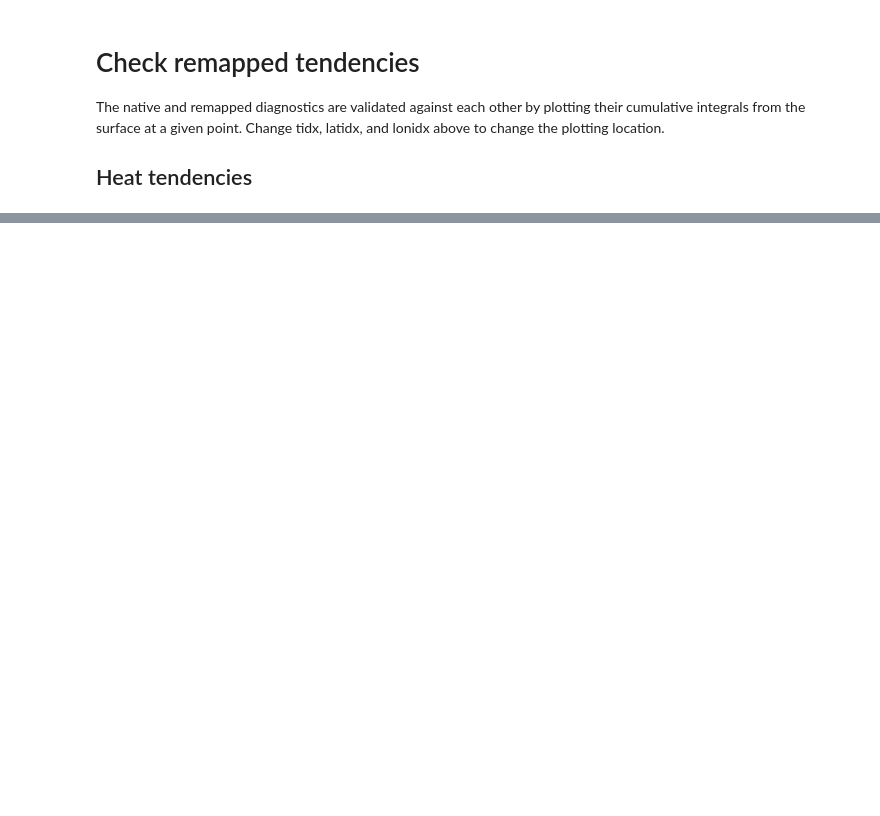
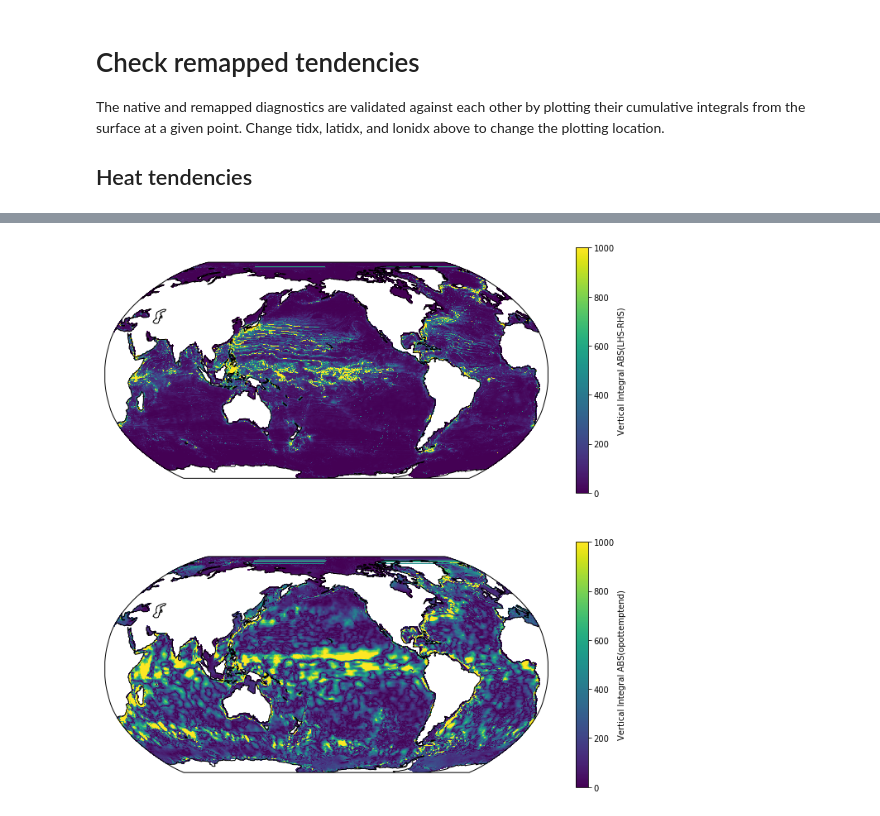
Before and after one commit to ashao/MOM6_analysis, a Jupyter notebook: tendencies/compare_tendencies.ipynb, the cells around one changed output, grey strips where cells are left out. Saved outputs shown, nothing was run; the diff lists cells and outputs as text; code cells hidden in the pictures; blank space fills up the shorter version.

```diff
--- a/tendencies/compare_tendencies.ipynb
+++ b/tendencies/compare_tendencies.ipynb
@@ -79,0 +116,14 @@ compare_integrals('h_pre_sync', 'residual', native_state, remapped_state)
+# %%
+plt.figure(figsize = (12,12))
+ax1 = plt.subplot(2,1,1,projection=ccrs.Robinson(central_longitude=(20+380)*0.5))
+im = ax1.pcolormesh(geolon,geolat,remapped_integrated_state.heattend['abs_residual_2d'],transform = ccrs.PlateCarree(),vmin=0,vmax=1000.)
+cax = plt.colorbar(im)
+cax.set_label('Vertical Integral ABS(LHS-RHS)')
+ax1.coastlines()
+ax2 = plt.subplot(2,1,2,projection=ccrs.Robinson(central_longitude=(20+380)*0.5))
+im = ax2.pcolormesh(geolon,geolat,np.abs(remapped_integrated_state.heattend['opottemptend'].sum(axis=0)),transform = ccrs.PlateCarree(),vmin = 0., vmax= 1000)
+ax2.coastlines()
+cax = plt.colorbar(im)
+cax.set_label('Vertical Integral ABS(opottemptend)')
+# %% [output]
+[figure, added]
```
Also changed, not shown: parts of 4 cells of this notebook.
